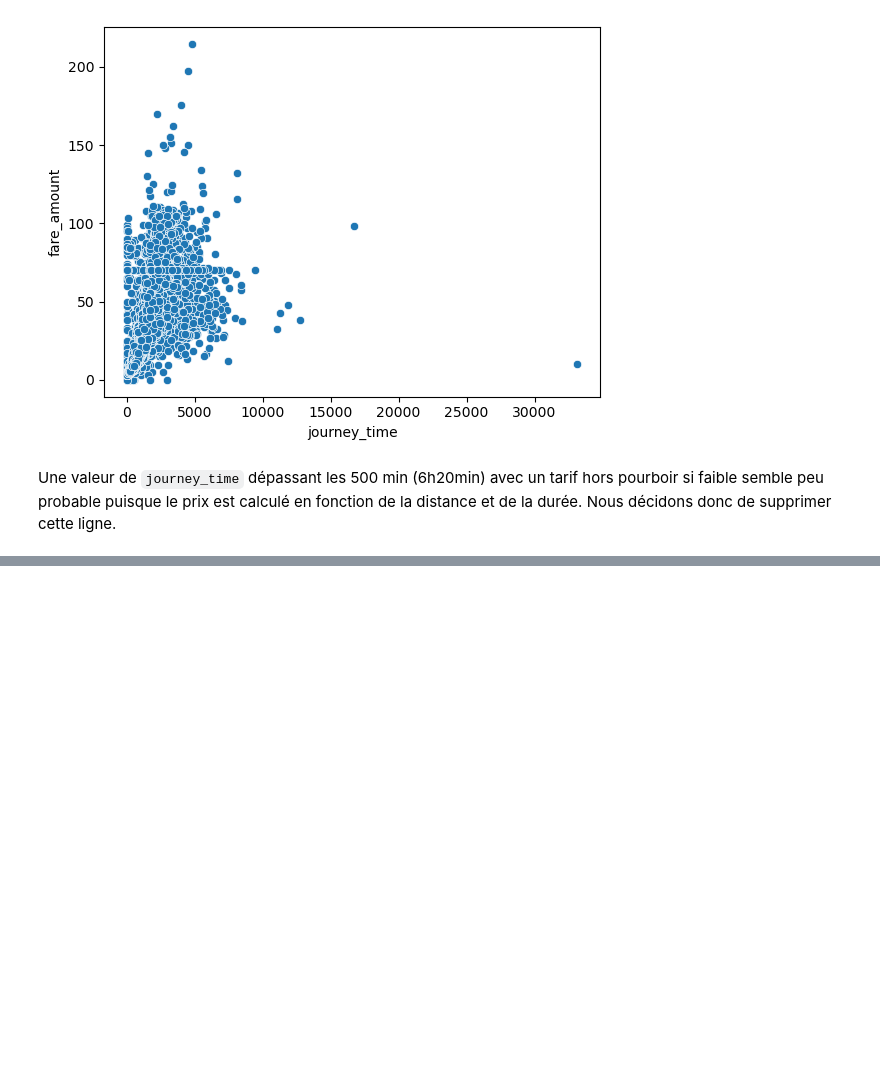
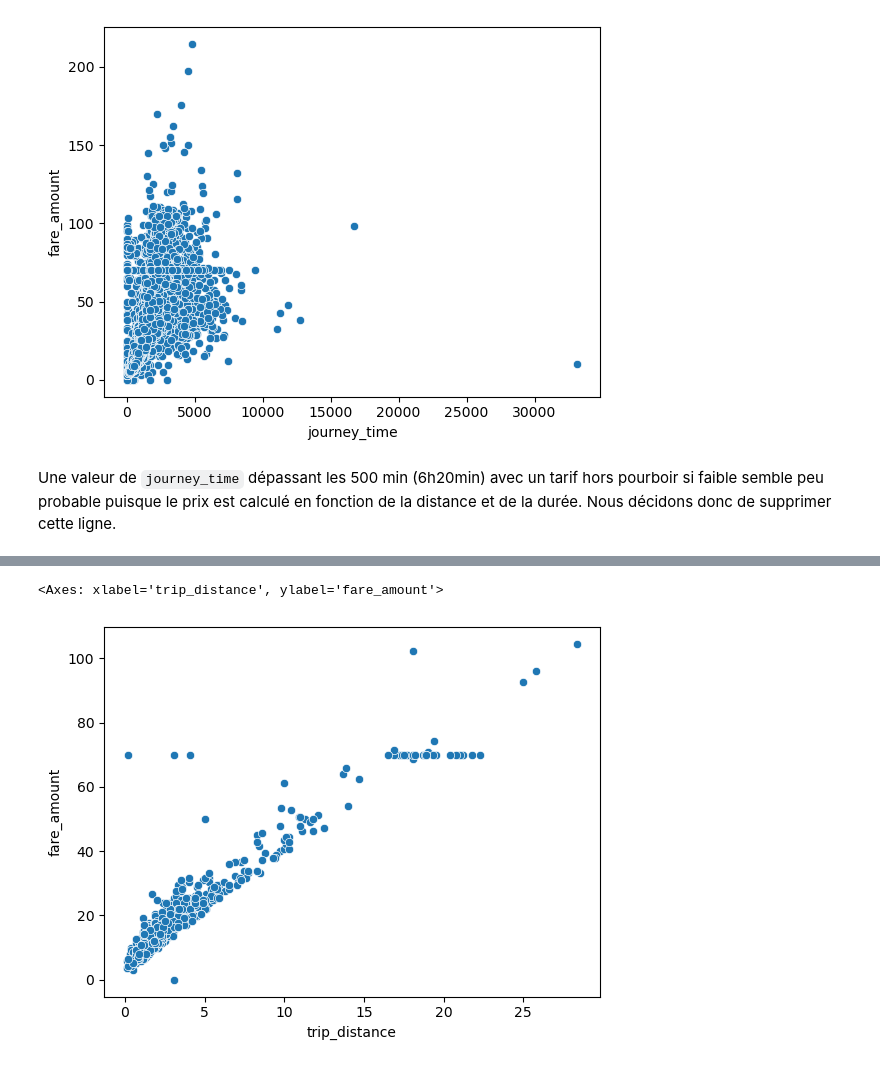
Before and after one commit to enzoben/NYC-taxis-tips, a Jupyter notebook: NYTT_data_analysis.ipynb, the cells around one changed output, grey strips where cells are left out. Drawn from its saved outputs; the diff is of its cells as text; code cells hidden in the pictures; blank space fills up the shorter version.

```diff
--- a/NYTT_data_analysis.ipynb
+++ b/NYTT_data_analysis.ipynb
@@ -459,0 +532,5 @@ train_df = train_df[train_df['journey_time']<30000]
+# %%
+sns.scatterplot(data=train_df[train_df['passenger_count']==0], x="trip_distance", y="fare_amount")
+# %% [output]
+<Axes: xlabel='trip_distance', ylabel='fare_amount'>
+[figure, added]
```
Also changed, not shown: parts of 15 cells of this notebook.
